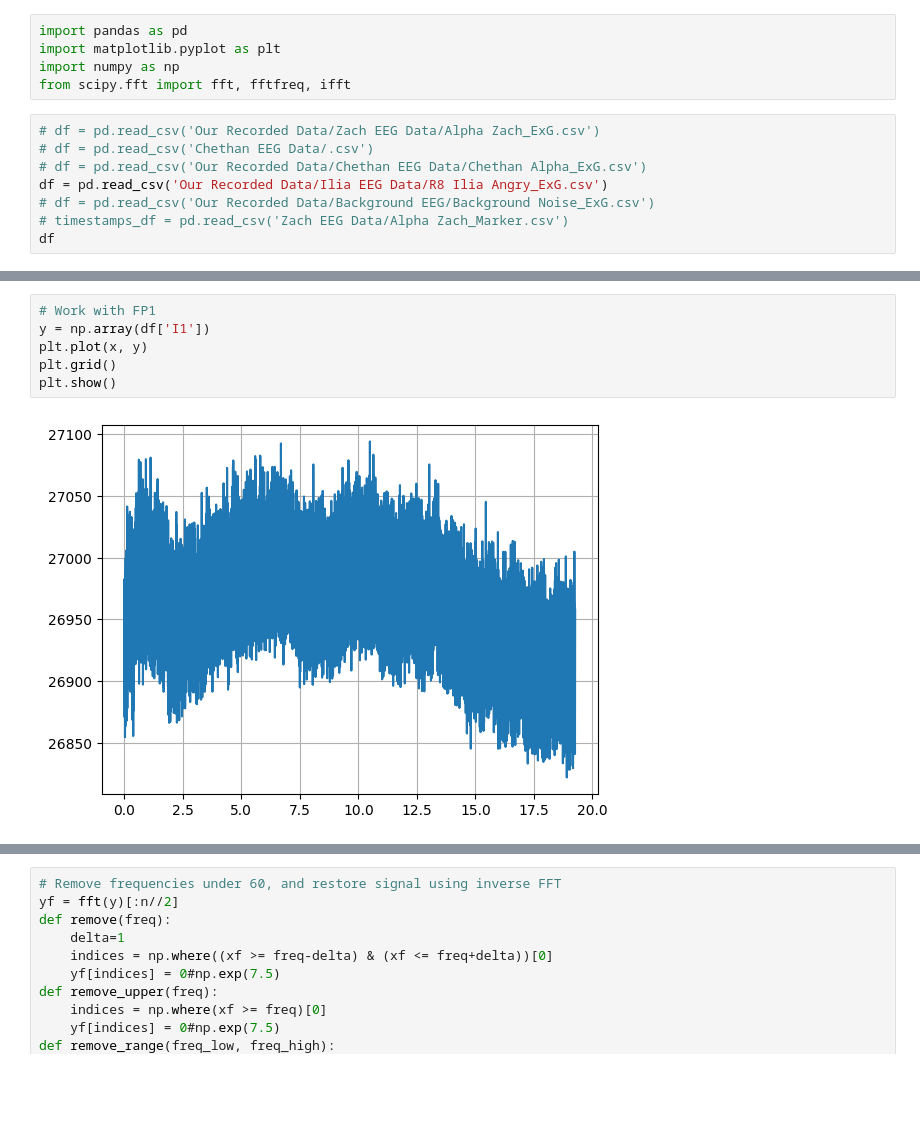
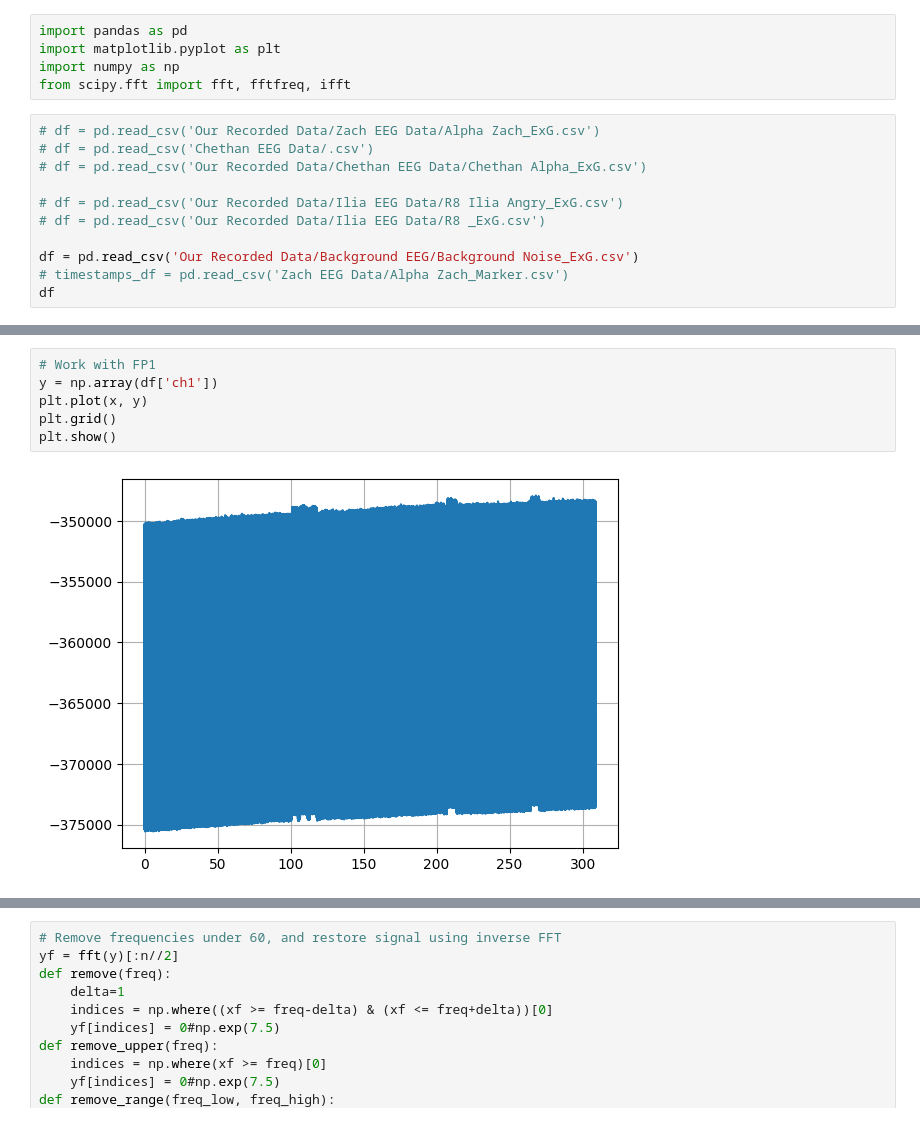
Before and after one commit to MyelinGroup/myelin-fuzzy-logic, a Jupyter notebook: analyze.ipynb, the cells around one changed output, grey strips where cells are left out. Saved outputs shown, nothing was run; the diff lists cells and outputs as text; blank space fills up the shorter version.

```diff
--- a/analyze.ipynb
+++ b/analyze.ipynb
@@ -7,8 +7,11 @@ from scipy.fft import fft, fftfreq, ifft
 # df = pd.read_csv('Our Recorded Data/Zach EEG Data/Alpha Zach_ExG.csv')
 # df = pd.read_csv('Chethan EEG Data/.csv')
 # df = pd.read_csv('Our Recorded Data/Chethan EEG Data/Chethan Alpha_ExG.csv')
-df = pd.read_csv('Our Recorded Data/Ilia EEG Data/R8 Ilia Angry_ExG.csv')
-# df = pd.read_csv('Our Recorded Data/Background EEG/Background Noise_ExG.csv')
+
+# df = pd.read_csv('Our Recorded Data/Ilia EEG Data/R8 Ilia Angry_ExG.csv')
+# df = pd.read_csv('Our Recorded Data/Ilia EEG Data/R8 _ExG.csv')
+
+df = pd.read_csv('Our Recorded Data/Background EEG/Background Noise_ExG.csv')
 # timestamps_df = pd.read_csv('Zach EEG Data/Alpha Zach_Marker.csv')
 df
 # %% [output]
@@ -42,11 +45,11 @@ plt.show()
 # %%
 # Work with FP1
-y = np.array(df['I1'])
+y = np.array(df['ch1'])
 plt.plot(x, y)
 plt.grid()
 plt.show()
 # %% [output]
-[figure, old version]
+[figure, new version]
 # %%
 # Get the regression and plot the residual
 import numpy as np
```
Also changed, not shown: parts of 5 cells of this notebook, 25 other files.
